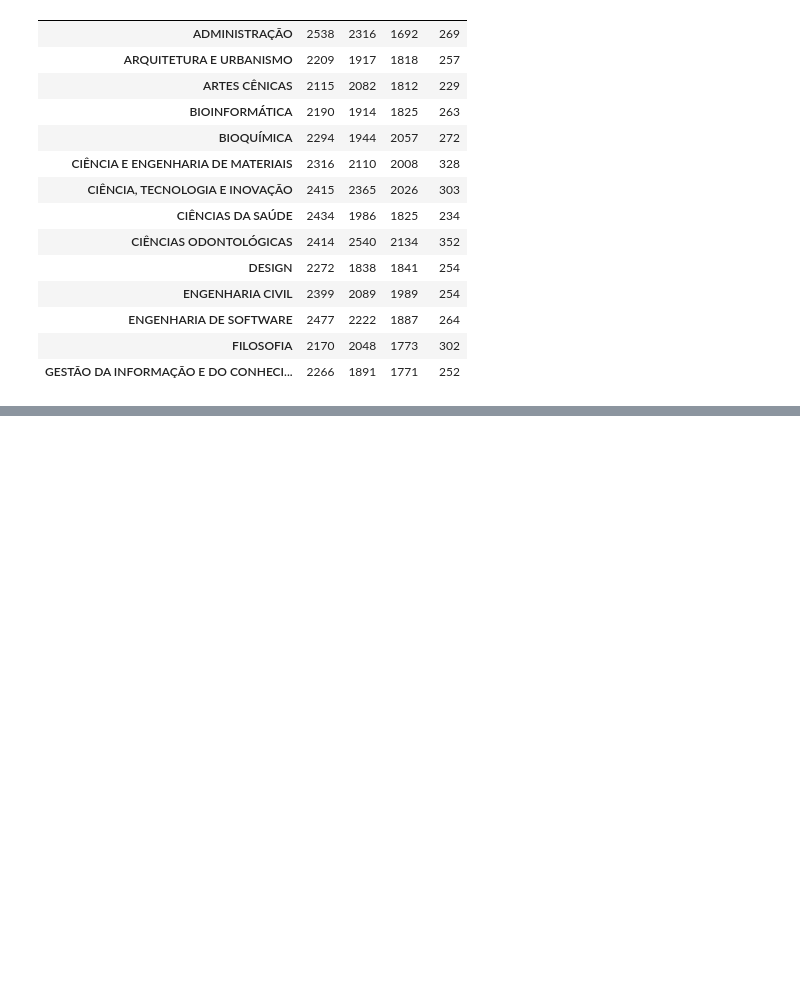
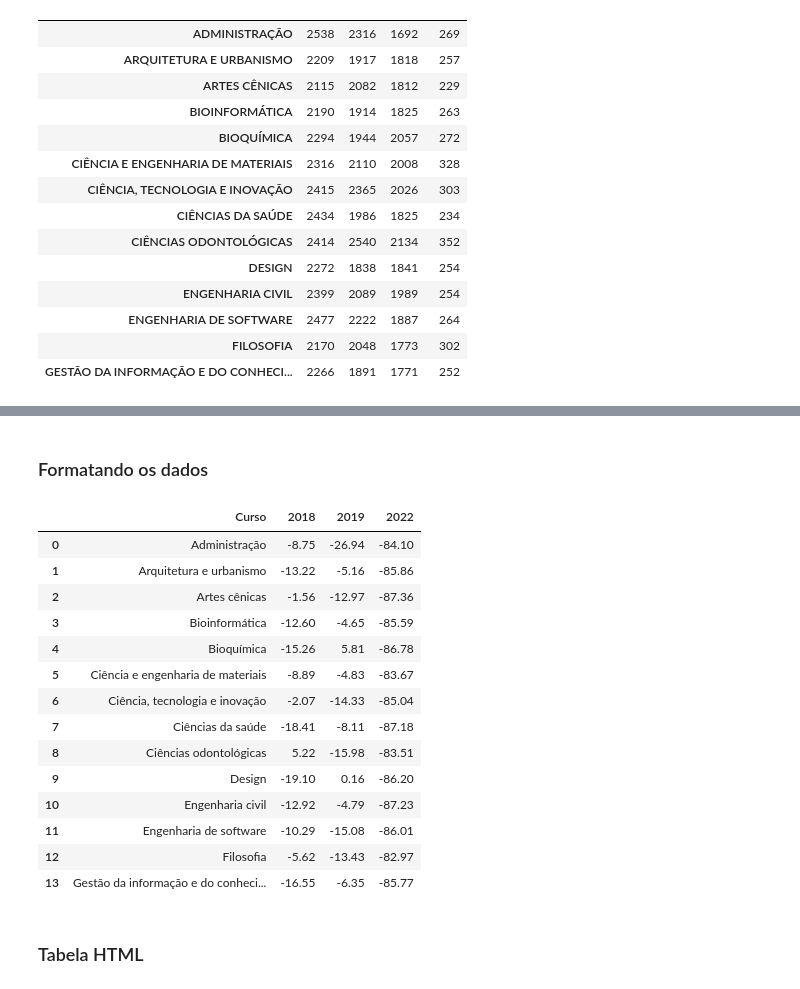
Before and after one commit to Douglas-Lucarelli/analise-dados-biblioteca-ufrn, a Jupyter notebook: analise_biblioteca.ipynb, the cells around one changed output, grey strips where cells are left out. Cells and saved outputs as stored; diff of their text form; code cells hidden in the pictures; blank space fills up the shorter version.

```diff
--- a/analise_biblioteca.ipynb
+++ b/analise_biblioteca.ipynb
@@ -1254,0 +1362,19 @@ pivot_emprestimos_pos_graduacao
+# %%
+def percentual(x,y):
+    '''
+    Esta função calcula o percentual de x em relação a y.
+
+    :param x: Valor atual.
+    :param y: Valor anterior.
+    :return: Percentual de variação entre x e y.
+    '''
+    return round(((x / y * 100) - 100),2)
+# %%
+percentual_2018 = percentual(pivot_emprestimos_pos_graduacao.iloc[:,1],pivot_emprestimos_pos_graduacao.iloc[:,0])
+percentual_2019 = percentual(pivot_emprestimos_pos_graduacao.iloc[:,2],pivot_emprestimos_pos_graduacao.iloc[:,1])
+percentual_2022 = percentual(pivot_emprestimos_pos_graduacao.iloc[:,3],pivot_emprestimos_pos_graduacao.iloc[:,2])
+# %%
+percentual_anos = pd.DataFrame({'2018':percentual_2018,
+                           '2019':percentual_2019,
+                           '2022':percentual_2022})
+percentual_anos
@@ -1254,0 +1398,26 @@ pivot_emprestimos_pos_graduacao
+# %% [markdown]
+### Formatando os dados
+# %%
+percentual_anos.reset_index(inplace=True)
+percentual_anos.columns = percentual_anos.columns.str.capitalize()
+percentual_anos.Curso = percentual_anos.Curso.str.capitalize()
+# %%
+percentual_anos
+# %% [output]
+|  | Curso | 2018 | 2019 | 2022 |
+| 0 | Administração | -8.75 | -26.94 | -84.10 |
+| 1 | Arquitetura e urbanismo | -13.22 | -5.16 | -85.86 |
+| 2 | Artes cênicas | -1.56 | -12.97 | -87.36 |
+| 3 | Bioinformática | -12.60 | -4.65 | -85.59 |
+| 4 | Bioquímica | -15.26 | 5.81 | -86.78 |
+| 5 | Ciência e engenharia de materiais | -8.89 | -4.83 | -83.67 |
+| 6 | Ciência, tecnologia e inovação | -2.07 | -14.33 | -85.04 |
+| 7 | Ciências da saúde | -18.41 | -8.11 | -87.18 |
+| 8 | Ciências odontológicas | 5.22 | -15.98 | -83.51 |
+| 9 | Design | -19.10 | 0.16 | -86.20 |
+| 10 | Engenharia civil | -12.92 | -4.79 | -87.23 |
+| 11 | Engenharia de software | -10.29 | -15.08 | -86.01 |
+| 12 | Filosofia | -5.62 | -13.43 | -82.97 |
+| 13 | Gestão da informação e do conheci... | -16.55 | -6.35 | -85.77 |
+# %% [markdown]
+### Tabela HTML
```
Also changed, not shown: parts of 22 cells of this notebook, 1 other file.
